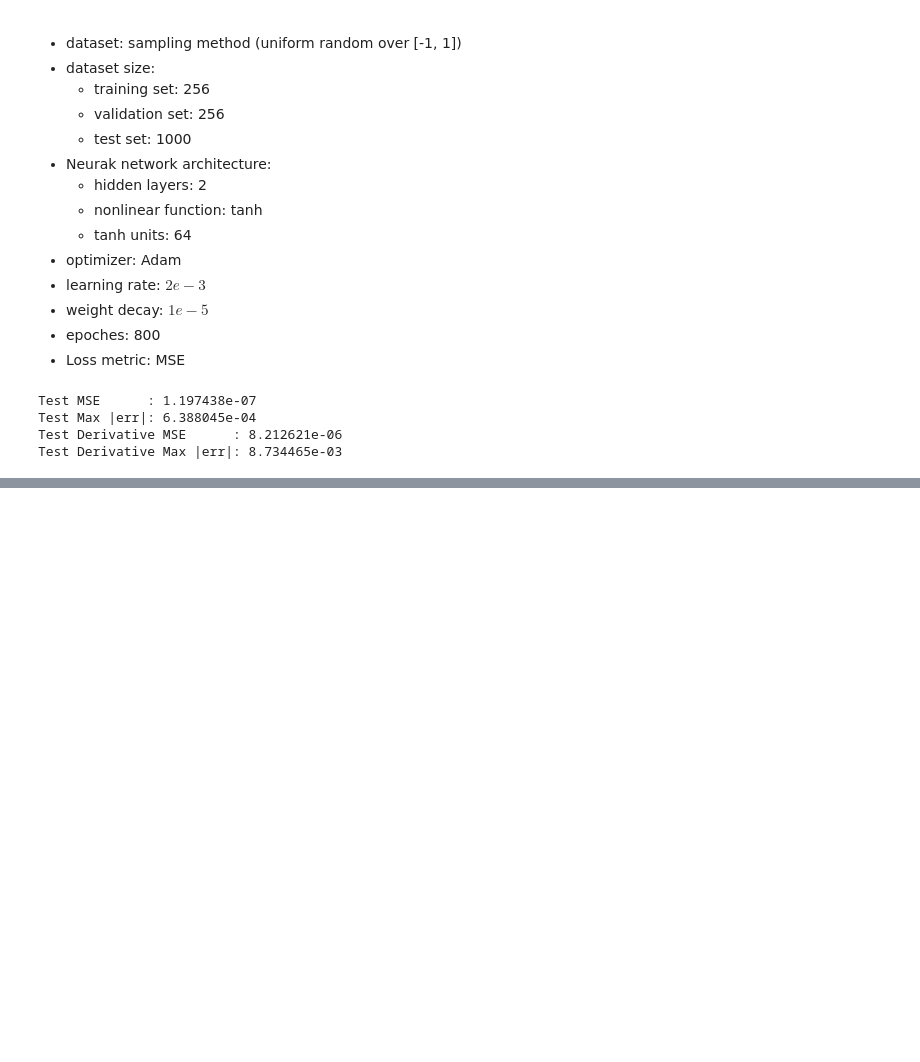
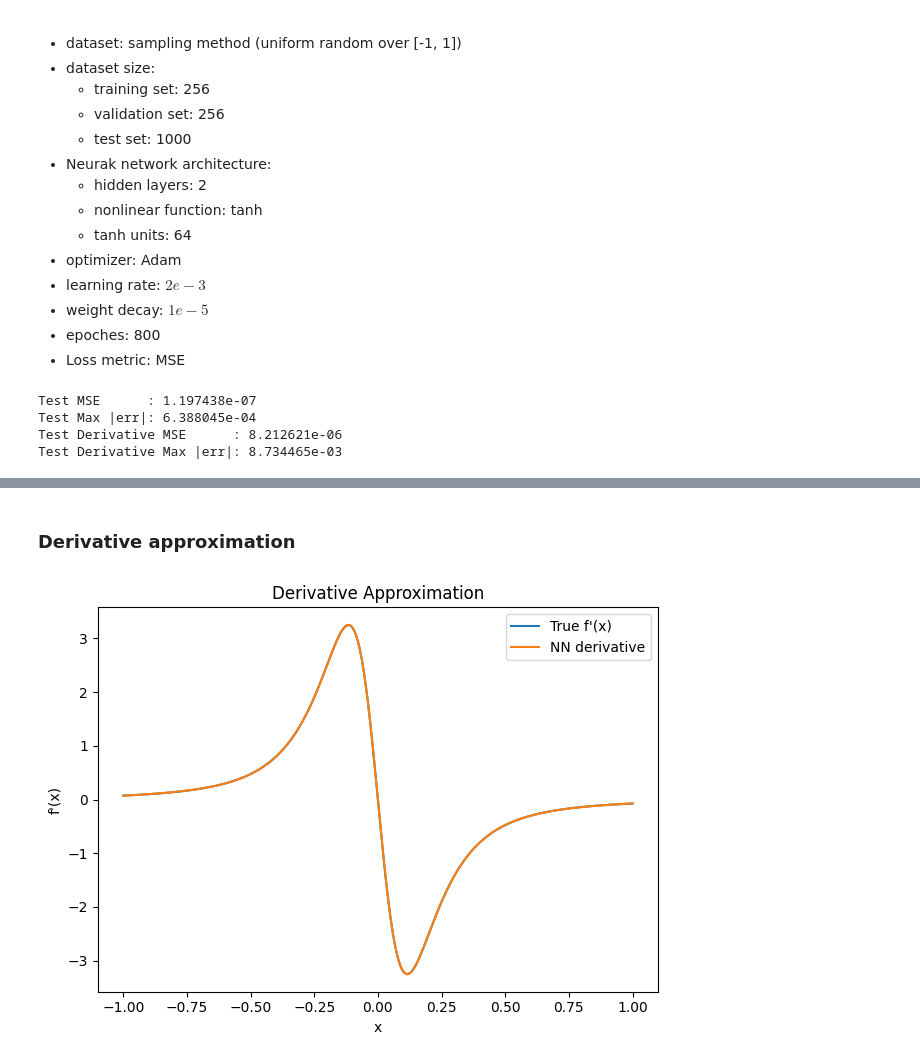
Before and after one commit to XuanWeiWang-999/2025_machine_learning, a Jupyter notebook: week_3/1141ML_Week_3_Prog02_313652018.ipynb, the cells around one changed output, grey strips where cells are left out. Drawn from its saved outputs; the diff is of its cells as text; code cells hidden in the pictures; blank space fills up the shorter version.

```diff
--- a/week_3/1141ML_Week_3_Prog02_313652018.ipynb
+++ b/week_3/1141ML_Week_3_Prog02_313652018.ipynb
@@ -203,0 +238,20 @@ Test Derivative Max |err|: 8.734465e-03
+# %% [markdown]
+### Derivative approximation
+# %%
+# NN 導數
+Xte_grad = Xte.detach().clone().requires_grad_(True)
+y_pred_te = model(Xte_grad)
+dte = torch.autograd.grad(y_pred_te, Xte_grad, torch.ones_like(y_pred_te))[0]
+dte = dte.detach().cpu().numpy()
+
+plt.figure()
+plt.plot(x_test.ravel(), fprime(torch.tensor(x_test)).numpy(), label="True f'(x)")
+plt.plot(x_test.ravel(), dte.ravel(), label="NN derivative")
+plt.xlabel("x")
+plt.ylabel("f'(x)")
+plt.title("Derivative Approximation")
+plt.legend()
+plt.tight_layout()
+plt.show()
+# %% [output]
+[figure, added]
```
Also changed, not shown: parts of 4 cells of this notebook.
